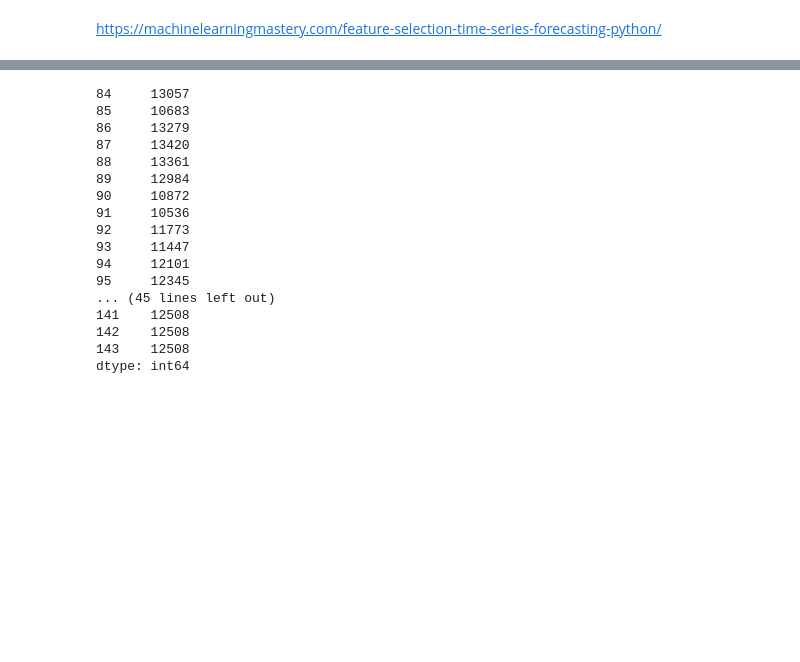
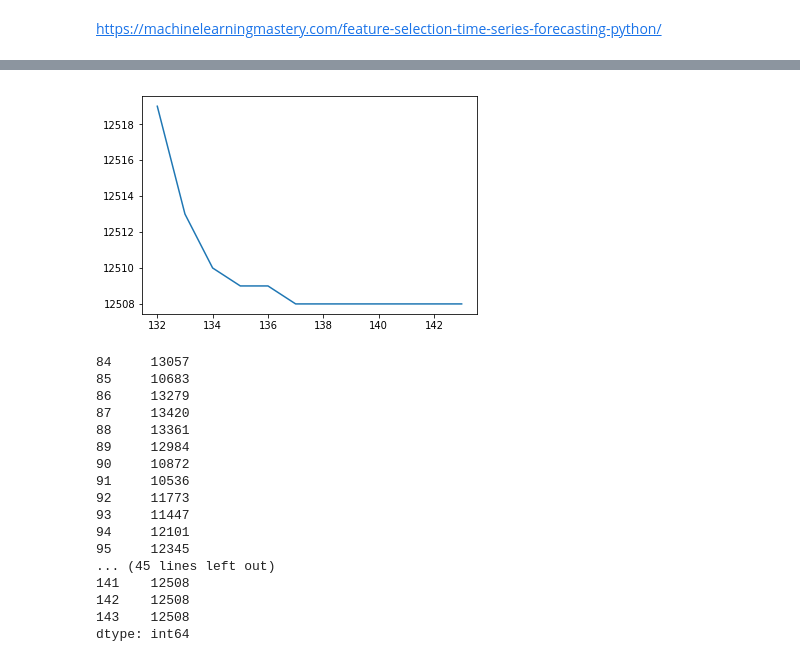
Before and after one commit to nurulbudiyono/arima-analysis-prediction, a Jupyter notebook: PredictTea.ipynb, the cells around one changed output, grey strips where cells are left out. Cells and saved outputs as stored; diff of their text form; code cells hidden in the pictures; blank space fills up the shorter version.

```diff
--- a/PredictTea.ipynb
+++ b/PredictTea.ipynb
@@ -789,37 +850,46 @@ https://machinelearningmastery.com/feature-selection-time-series-forecasting-pyt
 #mean_check(X)
 # %%
 # fit model
+print(train_edit[:3])
 model = ARIMA(train_edit, order=(best_cfg[0],best_cfg[1],best_cfg[2]))
 model_fit = model.fit(disp=0)
+print(train_edit[:3])
 # multi-step out-of-sample forecast
 start_index = len(train_edit)
+print(len(train_edit))
 end_index = start_index + 11
 forecast = model_fit.predict(start=start_index, end=end_index)
+print(forecast[:3])
 #print(n_trans)
 #print(n_differ)
+
+#forecast = [list(f) for f in forecast]
 # invert the differenced forecast to something usable
 if (n_trans >  0):
     while (n_trans > 0):
-        #print ('Invert Transformation -', trans)
+        print ('Invert Transformation -', n_trans)
+        print(forecast[:3])
         forecast = invert_trans(forecast)
-        #var_split(forecast)
-        #var_check(forecast)
+        var_split(forecast)
+        var_check(forecast)
         n_trans=n_trans-1
-        #print(forecast)
+        print(forecast[:3])
 if (n_differ > 0):
     while (n_differ > 0):
-        #print ('Invert Differencing -', trans)
+        print ('Invert Differencing -', n_differ)
+        print(forecast[:3])
         forecast = invert_differ(forecast)
         print
-        #mean_split(forecast)
-        #mean_check(forecast)
+        mean_split(forecast)
+        mean_check(forecast)
         n_differ=n_differ-1
-        #print(forecast)
+        print(forecast[:3])
 
 
-forecast = pandas.Series(forecast)
+forecast = pandas.Series(forecast.astype(int))
 print('Inverted Data')
 print(forecast)
+
 #forecasts = forecast.reindex(date_index)
 #print(forecast)
 #history = [x for x in train_edit]
@@ -855,3 +952,8 @@ pyplot.show()
+# %%
+pyplot.plot(forecast)
+pyplot.show()
+# %% [output]
+[figure, added]
 # %%
 series_ori = pandas.Series(series_ori)
 all_prediction = series_ori.append(forecast)
```
Also changed, not shown: parts of 15 cells of this notebook.
